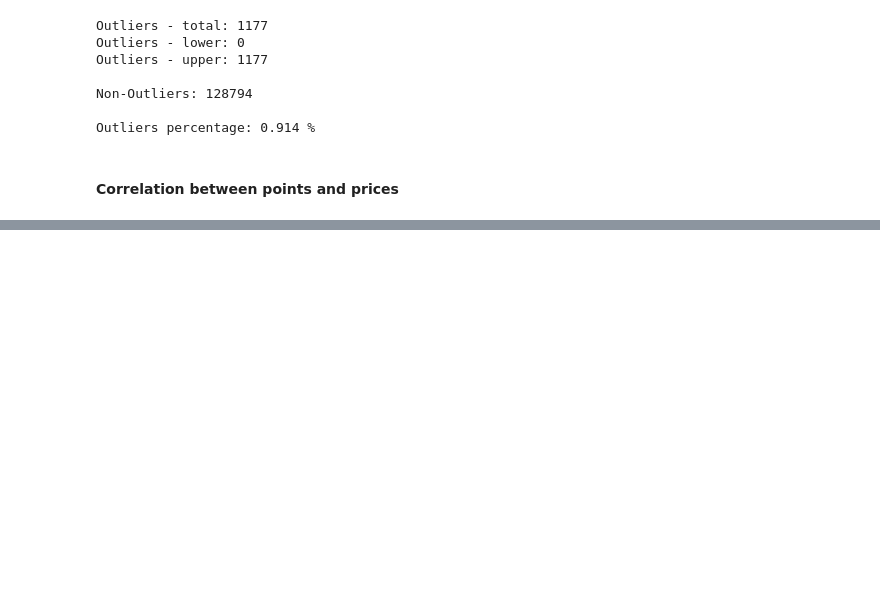
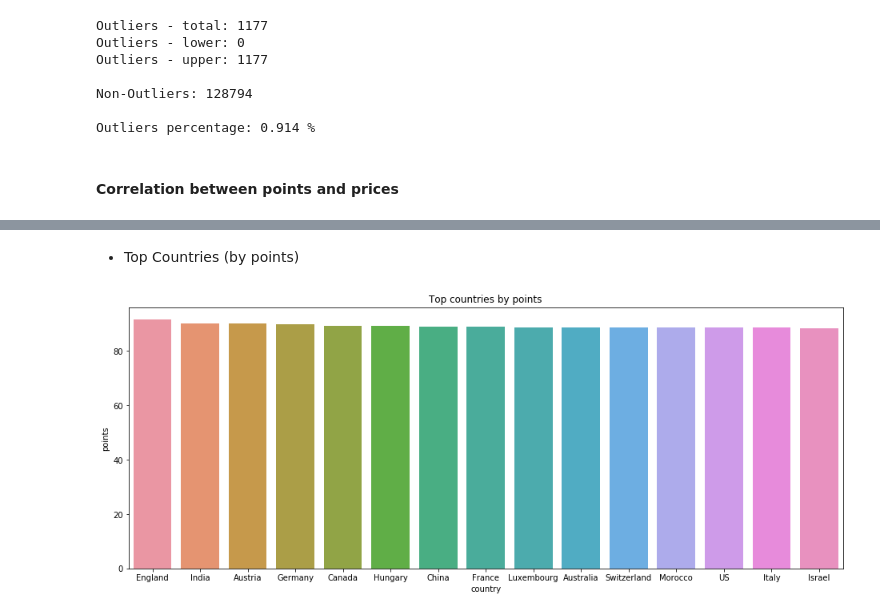
Before and after one commit to jdavidd/Exploratory-Data-Analysis---Wine-Reviews, a Jupyter notebook: notebooks/Data Exploration.ipynb, the cells around one changed output, grey strips where cells are left out. Saved outputs shown, nothing was run; the diff lists cells and outputs as text; code cells hidden in the pictures; blank space fills up the shorter version.

```diff
--- a/notebooks/Data Exploration.ipynb
+++ b/notebooks/Data Exploration.ipynb
@@ -293,0 +327,10 @@ plt.show()
+# %% [markdown]
+- Top Countries (by points)
+# %%
+plt.figure(figsize = (16, 6))
+plt.title('Top countries by points')
+sns.barplot(x='country', y='points', data=wines_dataset_grouped_by_country.sort_values('points', ascending=False).head(15))
+locs, labels = plt.xticks()
+plt.show()
+# %% [output]
+[figure, added]
```
Also changed, not shown: parts of 15 cells of this notebook.
